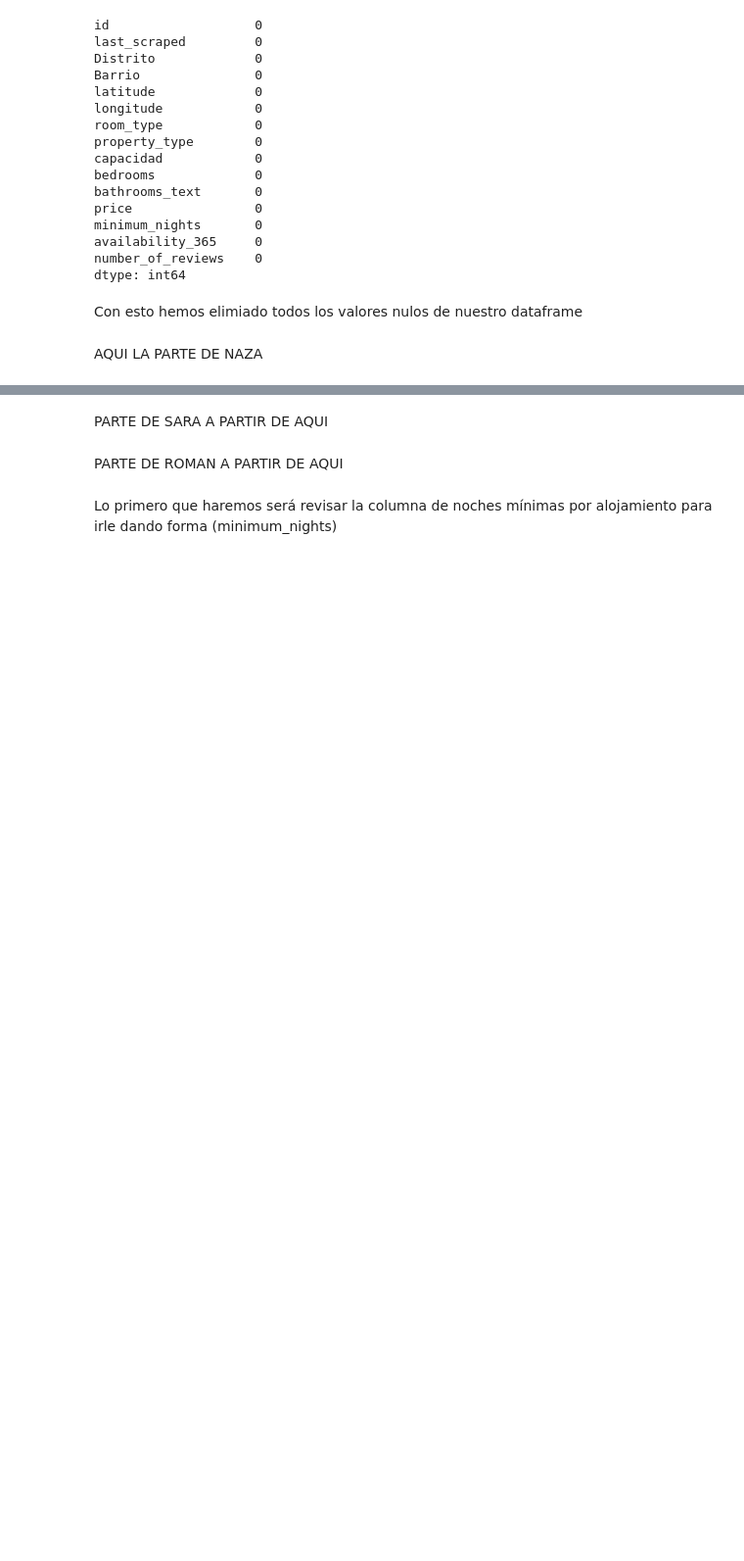
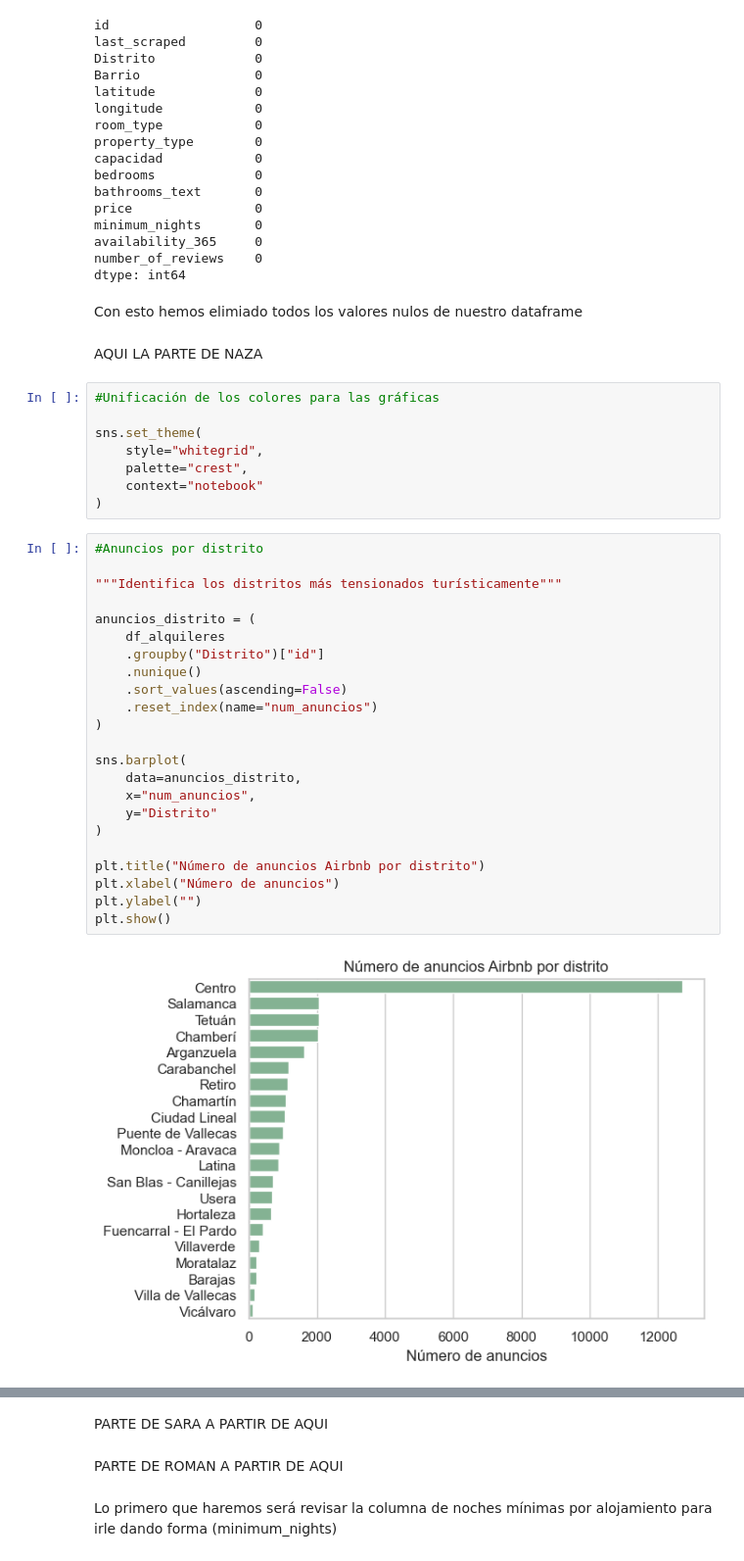
Before and after one commit to JavierPasAg/EDA_Oferta_Turistica_vs_Precios_Madrid, a Jupyter notebook: main_final.ipynb, the cells around one changed output, grey strips where cells are left out. Shown at 98% size. Cells and saved outputs as stored; diff of their text form; blank space fills up the shorter version.

```diff
--- a/main_final.ipynb
+++ b/main_final.ipynb
@@ -472,3 +472,36 @@ dtype: int64
 Con esto hemos elimiado todos los valores nulos de nuestro dataframe
 # %% [markdown]
 AQUI LA PARTE DE NAZA
+# %%
+#Unificación de los colores para las gráficas
+
+sns.set_theme(
+    style="whitegrid",
+    palette="crest",
+    context="notebook"
+)
+# %%
+#Anuncios por distrito
+
+"""Identifica los distritos más tensionados turísticamente"""
+
+anuncios_distrito = (
+    df_alquileres
+    .groupby("Distrito")["id"]
+    .nunique()
+    .sort_values(ascending=False)
+    .reset_index(name="num_anuncios")
+)
+
+sns.barplot(
+    data=anuncios_distrito,
+    x="num_anuncios",
+    y="Distrito"
+)
+
+plt.title("Número de anuncios Airbnb por distrito")
+plt.xlabel("Número de anuncios")
+plt.ylabel("")
+plt.show()
+# %% [output]
+[figure, added]
```
Also changed, not shown: parts of 6 cells of this notebook.
